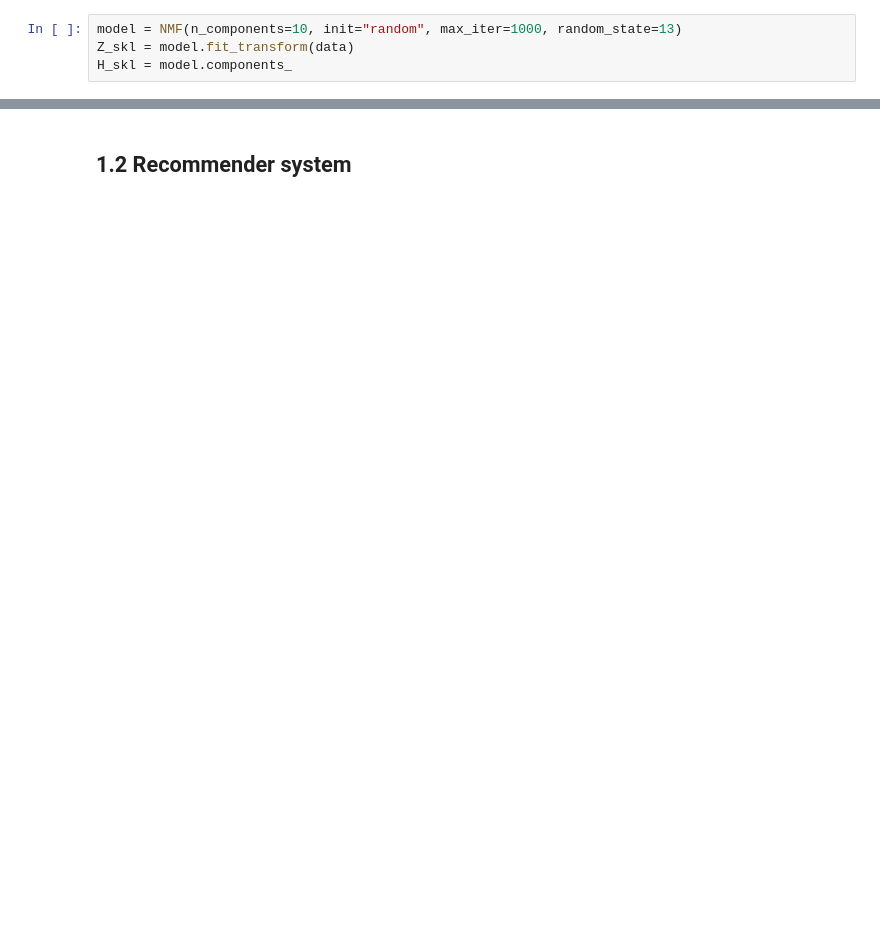
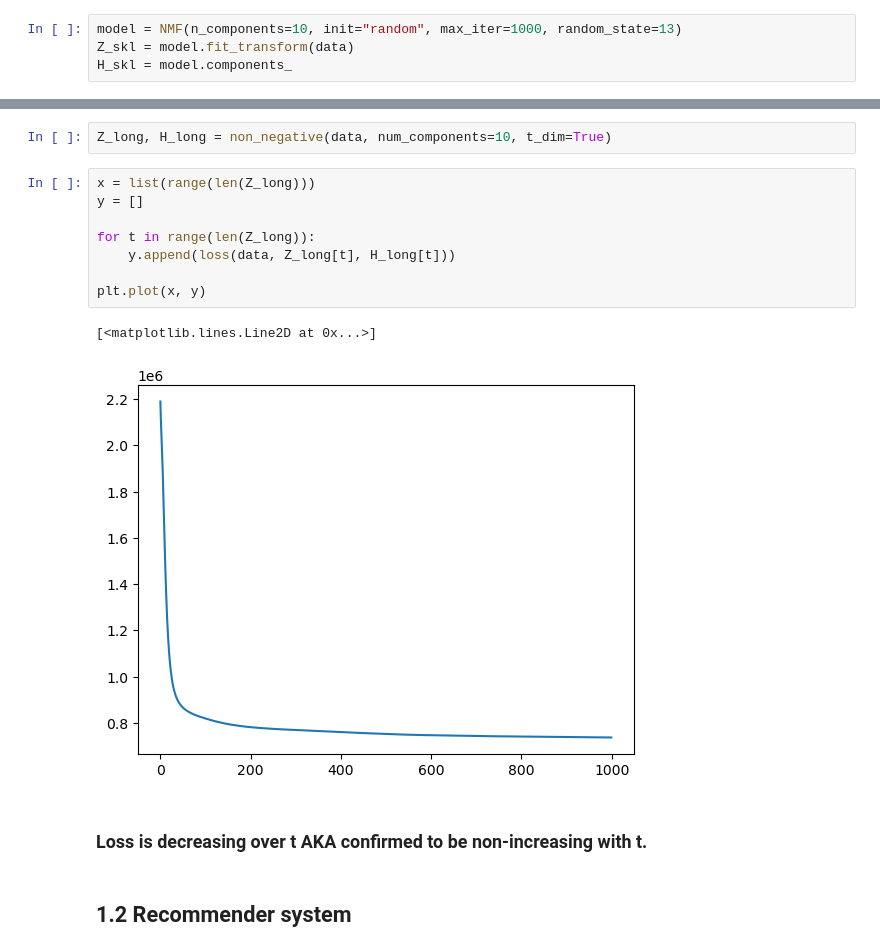
Before and after one commit to idf-io/ML-Essentials_Uni-Heidelberg, a Jupyter notebook: exercises/exercise08_Recommender-system/nmf.ipynb, the cells around one changed output, grey strips where cells are left out. Cells and saved outputs as stored; diff of their text form; blank space fills up the shorter version.

```diff
--- a/exercises/exercise08_Recommender-system/nmf.ipynb
+++ b/exercises/exercise08_Recommender-system/nmf.ipynb
@@ -130,2 +152,17 @@ H_skl = model.components_
+# %%
+Z_long, H_long = non_negative(data, num_components=10, t_dim=True)
+# %%
+x = list(range(len(Z_long)))
+y = []
+
+for t in range(len(Z_long)):
+    y.append(loss(data, Z_long[t], H_long[t]))
+
+plt.plot(x, y)
+# %% [output]
+[<matplotlib.lines.Line2D at 0x...>]
+[figure, added]
+# %% [markdown]
+### Loss is decreasing over t AKA confirmed to be non-increasing with t.
 # %% [markdown]
 ## 1.2 Recommender system
```
Also changed, not shown: parts of 19 cells of this notebook, 1 other file.
